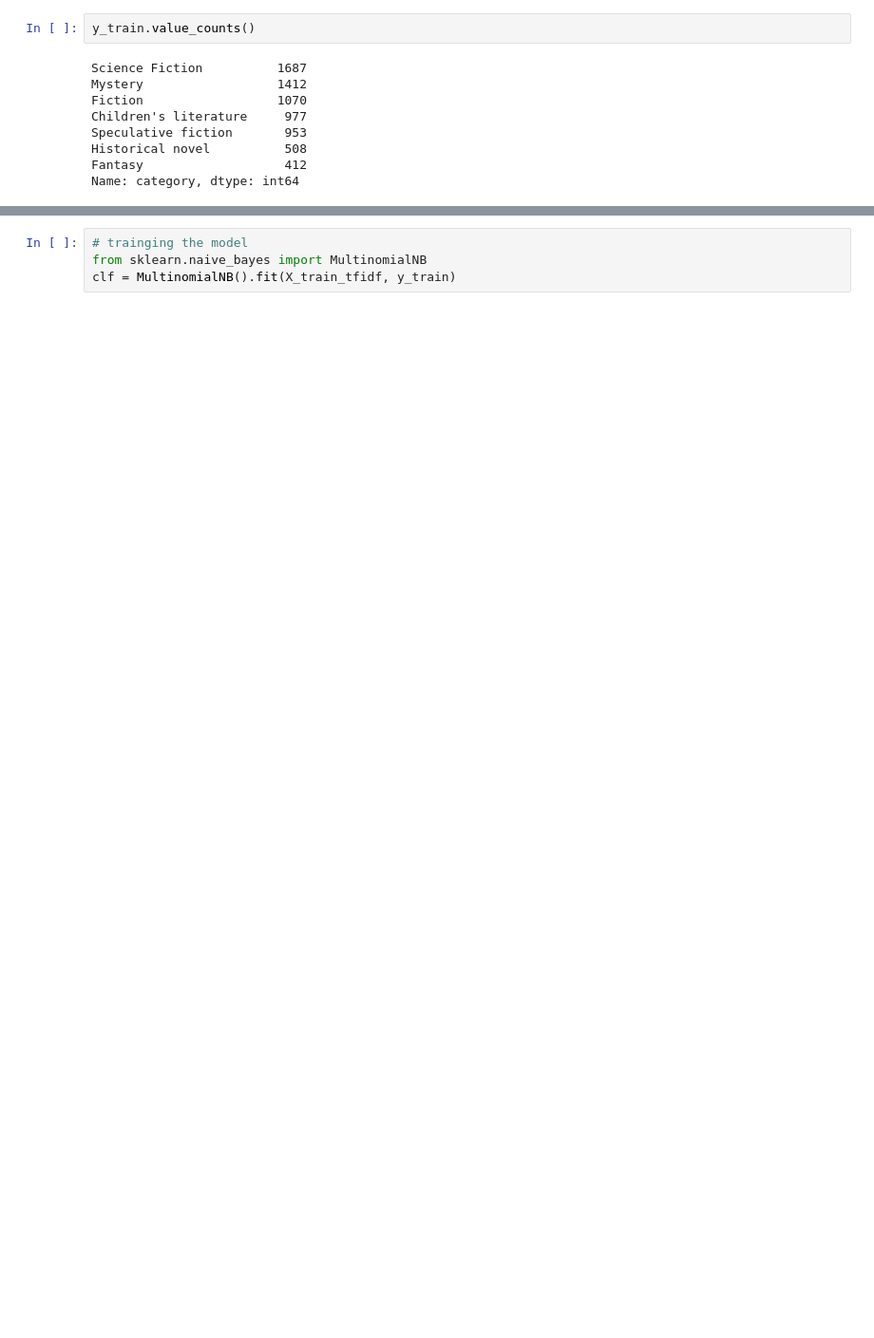
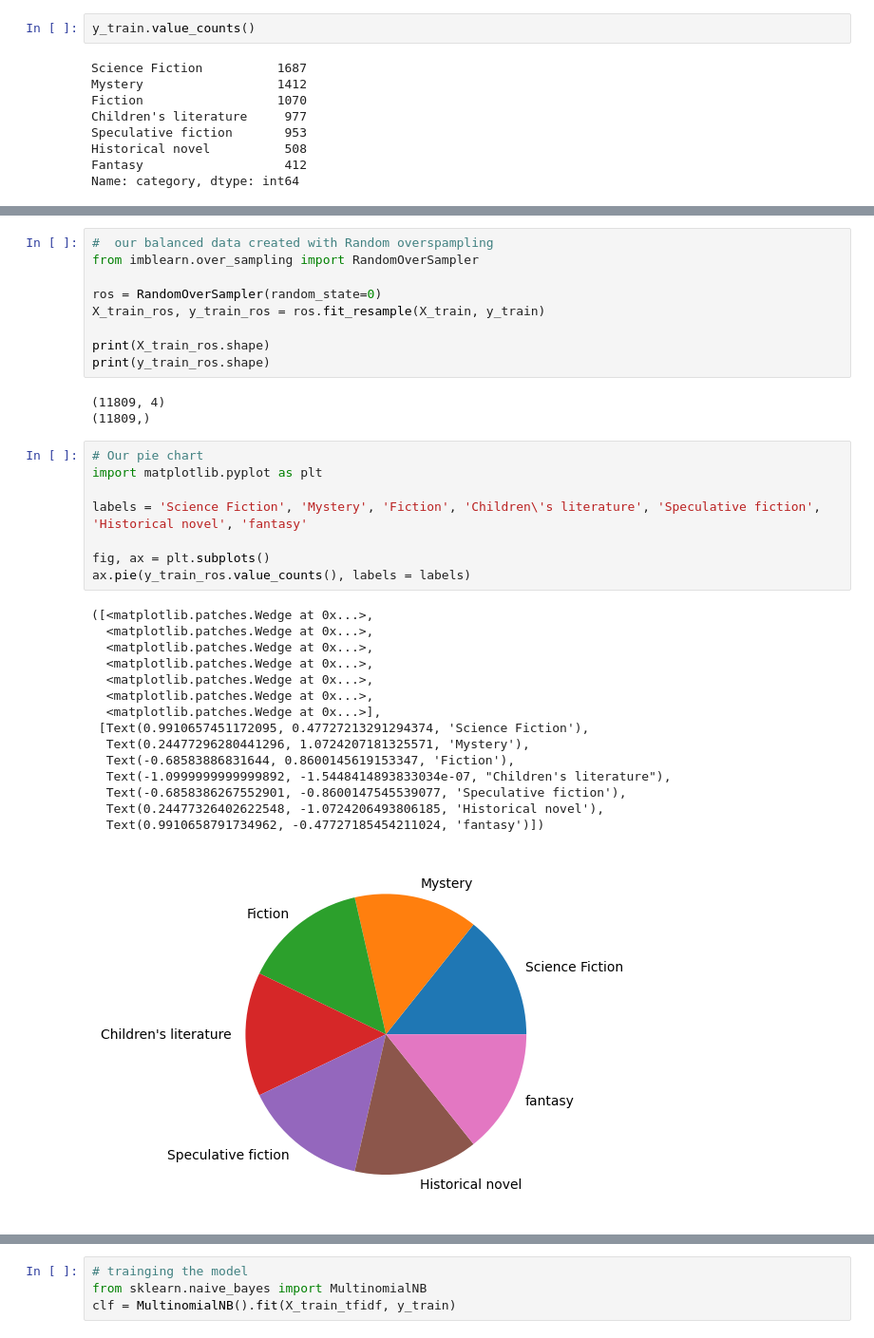
Before and after one commit to michaelrios2015/dm_project, a Jupyter notebook: project.ipynb, the cells around one changed output, grey strips where cells are left out. Shown at 95% size. Saved outputs shown, nothing was run; the diff lists cells and outputs as text; blank space fills up the shorter version.

```diff
--- a/project.ipynb
+++ b/project.ipynb
@@ -370 +365,37 @@ Name: category, dtype: int64
+# %%
+#  our balanced data created with Random overspampling
+from imblearn.over_sampling import RandomOverSampler
+
+ros = RandomOverSampler(random_state=0)
+X_train_ros, y_train_ros = ros.fit_resample(X_train, y_train)
+
+print(X_train_ros.shape)
+print(y_train_ros.shape)
+# %% [output]
+(11809, 4)
+(11809,)
+# %%
+# Our pie chart
+import matplotlib.pyplot as plt
+
+labels = 'Science Fiction', 'Mystery', 'Fiction', 'Children\'s literature', 'Speculative fiction', 'Historical novel', 'fantasy'
+
+fig, ax = plt.subplots()
+ax.pie(y_train_ros.value_counts(), labels = labels)
+# %% [output]
+([<matplotlib.patches.Wedge at 0x...>,
+  <matplotlib.patches.Wedge at 0x...>,
+  <matplotlib.patches.Wedge at 0x...>,
+  <matplotlib.patches.Wedge at 0x...>,
+  <matplotlib.patches.Wedge at 0x...>,
+  <matplotlib.patches.Wedge at 0x...>,
+  <matplotlib.patches.Wedge at 0x...>],
+ [Text(0.9910657451172095, 0.47727213291294374, 'Science Fiction'),
+  Text(0.24477296280441296, 1.0724207181325571, 'Mystery'),
+  Text(-0.68583886831644, 0.8600145619153347, 'Fiction'),
+  Text(-1.0999999999999892, -1.5448414893833034e-07, "Children's literature"),
+  Text(-0.6858386267552901, -0.8600147545539077, 'Speculative fiction'),
+  Text(0.24477326402622548, -1.0724206493806185, 'Historical novel'),
+  Text(0.9910658791734962, -0.47727185454211024, 'fantasy')])
+[figure, added]
 # %%
```
Also changed, not shown: parts of 39 cells of this notebook.
